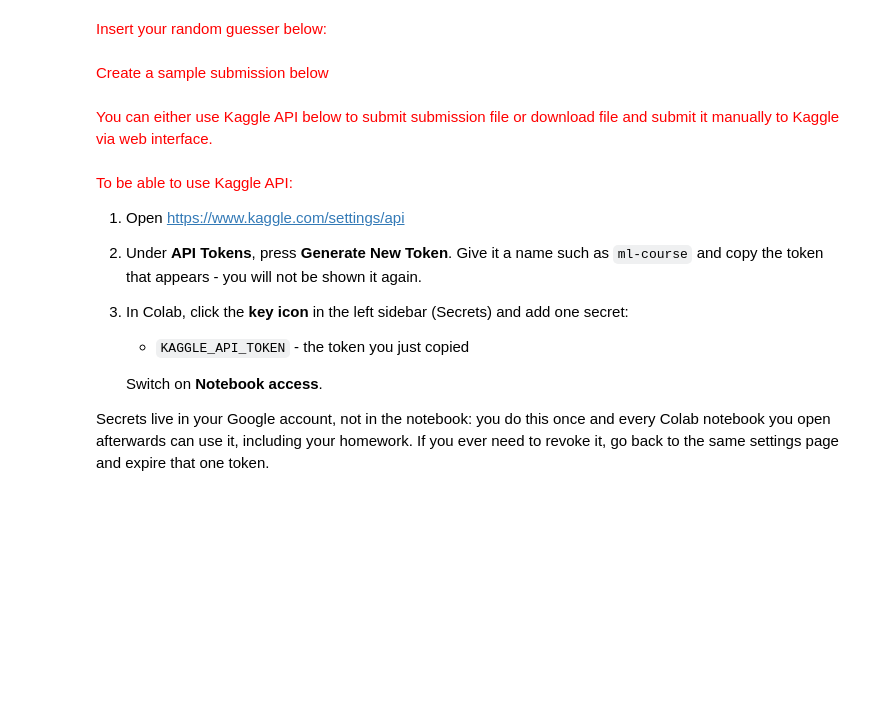
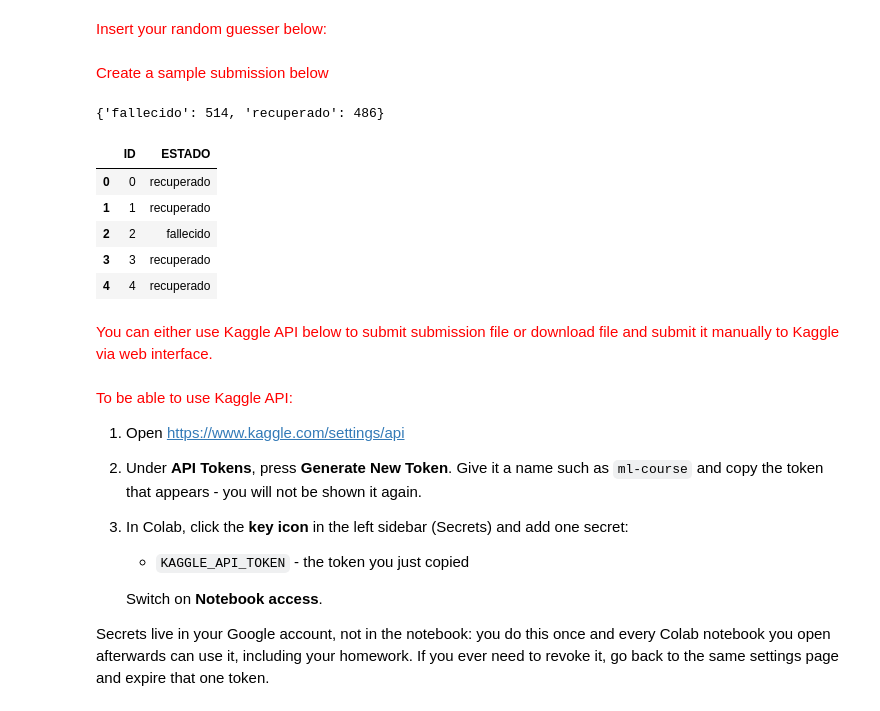
Before and after one commit to Krios39/study, a Jupyter notebook: 1_semester/machine_learning/5_Ensemblelearning_HW.ipynb, the cells around one changed output. Saved outputs shown, nothing was run; the diff lists cells and outputs as text; code cells hidden in the pictures; blank space fills up the shorter version.

```diff
--- a/1_semester/machine_learning/5_Ensemblelearning_HW.ipynb
+++ b/1_semester/machine_learning/5_Ensemblelearning_HW.ipynb
@@ -494,2 +510,9 @@ import random
+# %%
+##### YOUR CODE STARTS #####
+random.seed(42)  # so that the random submission is reproducible
+
+def random_predict(test):
+    return [random.choice(['recuperado', 'fallecido']) for _ in range(len(test))]
+##### YOUR CODE ENDS #####
 # %% [markdown]
 <font color='red'> Create a sample submission below
@@ -500,3 +519,18 @@ import random
+# %%
+##### YOUR CODE STARTS #####
+sample_submission = pd.DataFrame({'ID': list(range(0, len(test))), 'ESTADO': random_predict(test)})
+sample_submission.to_csv('sample_submission.csv', index=False)
+print(sample_submission['ESTADO'].value_counts().to_dict())
+sample_submission.head()
+##### YOUR CODE ENDS #####
+# %% [output]
+{'fallecido': 514, 'recuperado': 486}
+|  | ID | ESTADO |
+| 0 | 0 | recuperado |
+| 1 | 1 | recuperado |
+| 2 | 2 | fallecido |
+| 3 | 3 | recuperado |
+| 4 | 4 | recuperado |
 # %% [markdown]
 <font color='red'> You can either use Kaggle API below to submit submission file or download file and submit it manually to Kaggle via web interface. </font>
 # %% [markdown]
```
Also changed, not shown: parts of 35 cells of this notebook, 12 other files.
